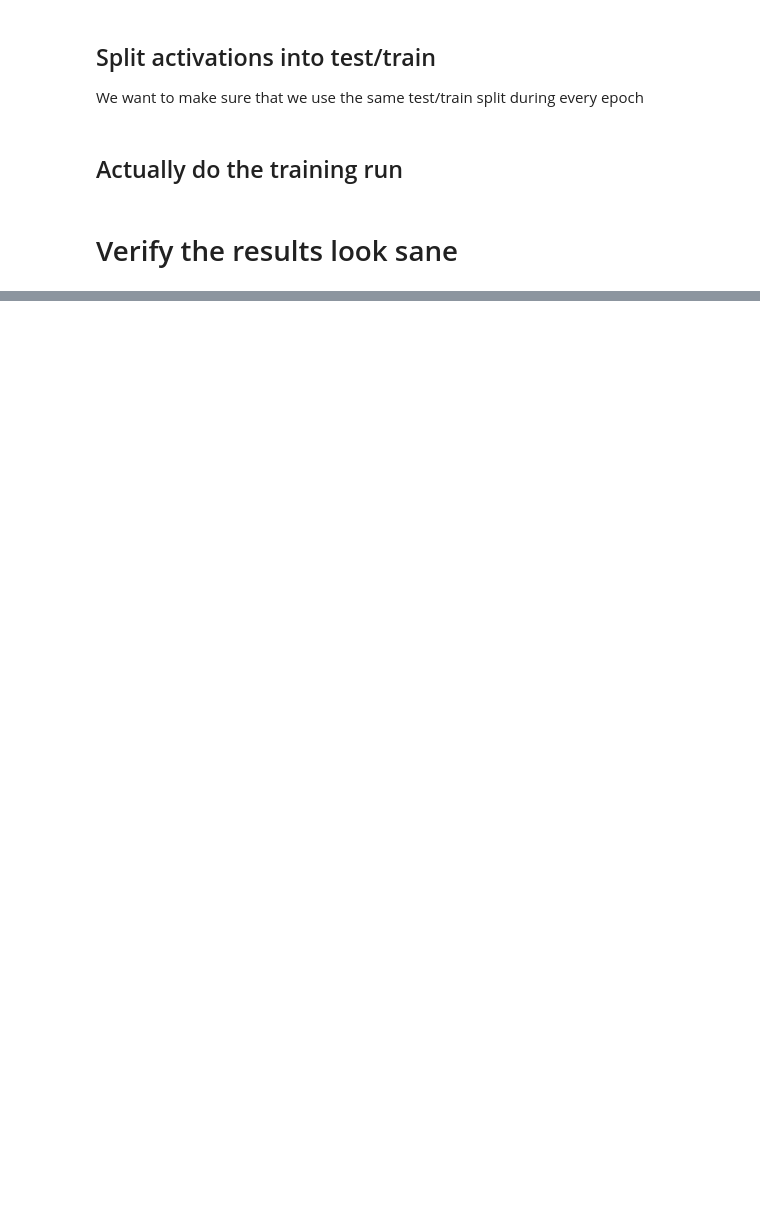
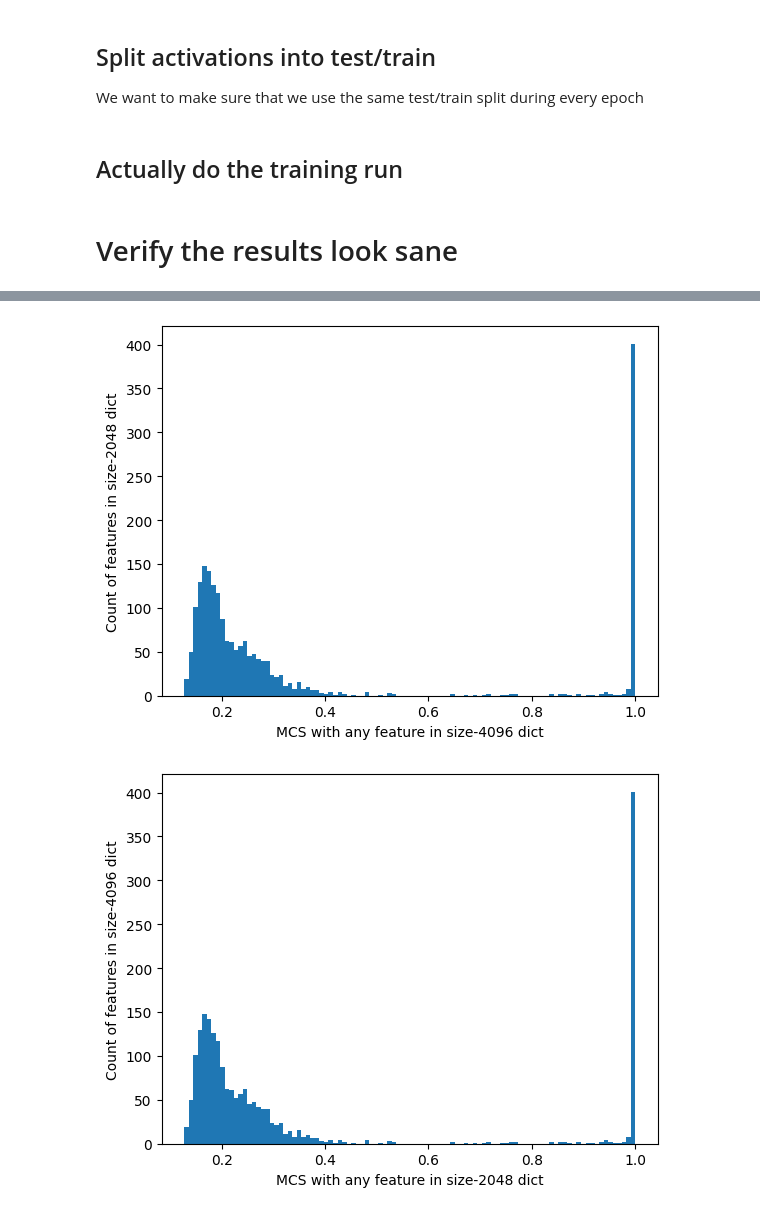
Before and after one commit to JoshuaDavid/sparse_coding, a Jupyter notebook: interp_notebooks/simple_train_example.ipynb, the cells around one changed output, grey strips where cells are left out. Drawn from its saved outputs; the diff is of its cells as text; code cells hidden in the pictures; blank space fills up the shorter version.

```diff
--- a/interp_notebooks/simple_train_example.ipynb
+++ b/interp_notebooks/simple_train_example.ipynb
@@ -194,0 +191,24 @@ plt.show()
+# %%
+cos_sims_0 = np.zeros((d0.shape[1], d1.shape[1]))
+cos_sims_1 = np.zeros((d1.shape[1], d0.shape[1]))
+for idx, vector in enumerate(d0.T):
+    cos_sims_0[idx] = torch.nn.functional.cosine_similarity(vector, d1.T, dim=1).cpu().numpy()
+for idx, vector in enumerate(d1.T):
+    cos_sims_1[idx] = torch.nn.functional.cosine_similarity(vector, d0.T, dim=1).cpu().numpy()
+# Use the Hungarian algorithm to solve the assignment problem
+# Retrieve the max cosine similarities and corresponding indices
+mcs0 = cos_sims_0[tuple(linear_sum_assignment(1-cos_sims_0))]
+mcs1 = cos_sims_1[tuple(linear_sum_assignment(1-cos_sims_1))]
+
+plt.xlabel(f"MCS with any feature in size-{d1.shape[1]} dict")
+plt.ylabel(f"Count of features in size-{d0.shape[1]} dict")
+plt.hist(mcs0, bins=100)
+plt.show()
+
+plt.xlabel(f"MCS with any feature in size-{d0.shape[1]} dict")
+plt.ylabel(f"Count of features in size-{d1.shape[1]} dict")
+plt.hist(mcs1, bins=100)
+plt.show()
+# %% [output]
+[figure, added]
+[figure, added]
```
Also changed, not shown: parts of 20 cells of this notebook.
